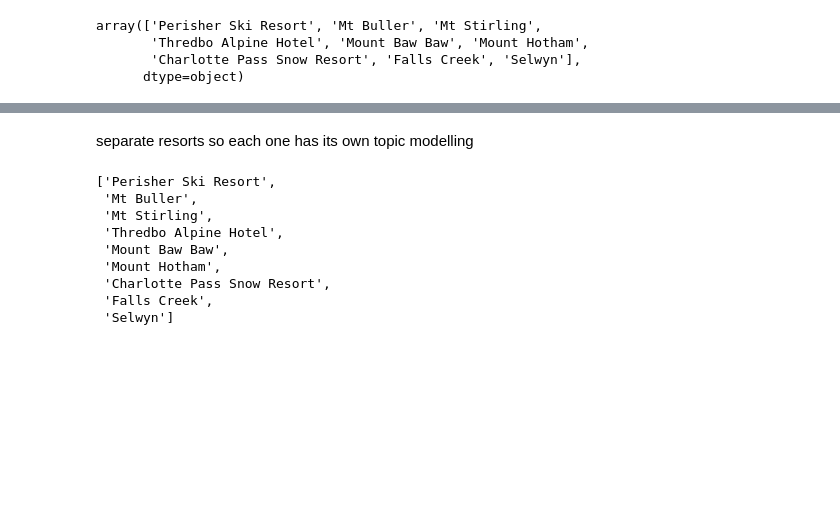
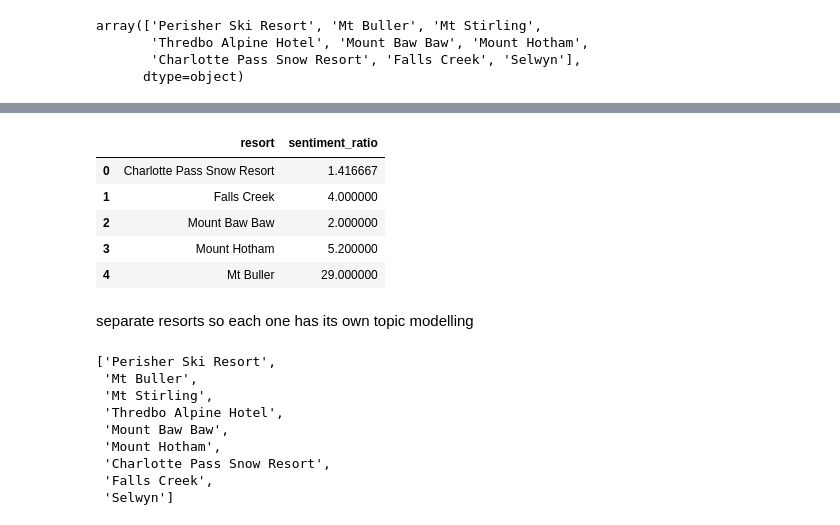
Before and after one commit to bsri0004/R2B2, a Jupyter notebook: src/trip_review_parsing.ipynb, the cells around one changed output, grey strips where cells are left out. Saved outputs shown, nothing was run; the diff lists cells and outputs as text; code cells hidden in the pictures; blank space fills up the shorter version.

```diff
--- a/src/trip_review_parsing.ipynb
+++ b/src/trip_review_parsing.ipynb
@@ -215,0 +175,19 @@ array(['Perisher Ski Resort', 'Mt Buller', 'Mt Stirling',
+# %%
+# dataframe that contains each resort's sentiment ratio which is a positive over negative
+# assuming your sentiment labels are "POSITIVE" and "NEGATIVE"
+df_sentiment_ratio = (
+    df_sentiment
+    .groupby("resort")
+    .apply(lambda g: (g["label"].eq("POSITIVE").sum()) /
+                     (g["label"].eq("NEGATIVE").sum() if g["label"].eq("NEGATIVE").sum() > 0 else np.nan))
+    .reset_index(name="sentiment_ratio")
+)
+
+df_sentiment_ratio.head()
+# %% [output]
+|  | resort | sentiment_ratio |
+| 0 | Charlotte Pass Snow Resort | 1.416667 |
+| 1 | Falls Creek | 4.000000 |
+| 2 | Mount Baw Baw | 2.000000 |
+| 3 | Mount Hotham | 5.200000 |
+| 4 | Mt Buller | 29.000000 |
```
Also changed, not shown: parts of 48 cells of this notebook, 1 other file.
